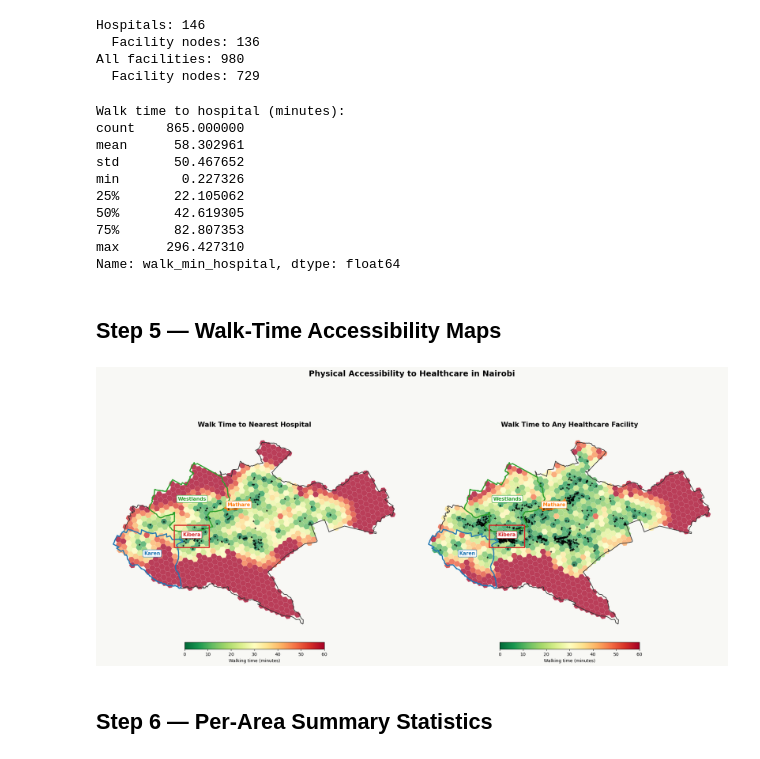
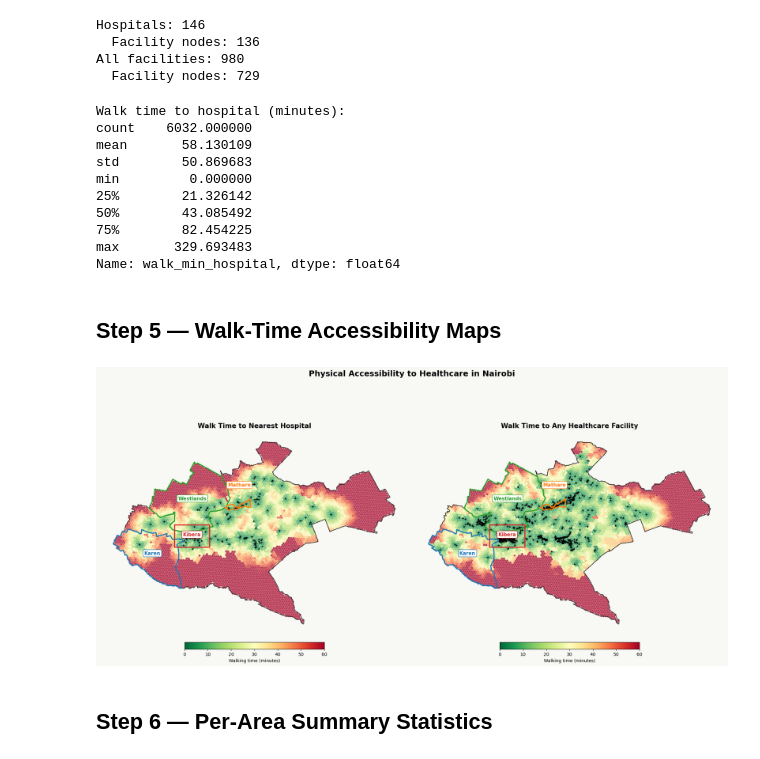
Before and after one commit to HDuo1129/GIS, a Jupyter notebook: notebooks/nairobi_healthcare.ipynb, the cells around one changed output. Drawn from its saved outputs; the diff is of its cells as text; code cells hidden in the pictures.

```diff
--- a/notebooks/nairobi_healthcare.ipynb
+++ b/notebooks/nairobi_healthcare.ipynb
@@ -145,7 +143,6 @@ plt.show()
 ## Step 2 — H3 Hexagon Grid
 # %%
 def poly_to_hexagons(polygon, resolution, crs='EPSG:4326'):
-    """Fill a Shapely polygon with H3 hexagons at given resolution."""
     # H3 needs GeoJSON with (lng, lat) order
     coords = list(polygon.exterior.coords)
     geojson = {'type': 'Polygon', 'coordinates': [coords]}
@@ -157,8 +154,7 @@ def poly_to_hexagons(polygon, resolution, crs='EPSG:4326'):
         hexagons.append({'hex_id': h, 'geometry': Polygon(boundary)})
     return gpd.GeoDataFrame(hexagons, crs=crs)
 
-# H3 res 8 ≈ 0.74 km² per hexagon — good for city scale
-RESOLUTION = 8
+RESOLUTION = 9
 
 # H3 needs WGS84 input
 nairobi_wgs = nairobi.to_crs('EPSG:4326')
@@ -248,11 +244,14 @@ gdf_hex_plot.plot(
 
 nairobi.to_crs('EPSG:4326').plot(ax=ax, color='none', edgecolor='#333', linewidth=1.5)
 
+label_offsets = {'Mathare': (0.0, 0.030)}  # push Mathare label up, away from Upper Hill
+
 for name, gdf in areas.items():
     gdf.to_crs('EPSG:4326').plot(ax=ax, color='none',
                                   edgecolor=area_colors[name], linewidth=3)
     c = gdf.to_crs('EPSG:4326').geometry.centroid.iloc[0]
-    ax.annotate(name, xy=(c.x, c.y), fontsize=12, fontweight='bold',
+    dx, dy = label_offsets.get(name, (0, 0))
+    ax.annotate(name, xy=(c.x + dx, c.y + dy), fontsize=12, fontweight='bold',
                 color=area_colors[name], ha='center',
                 bbox=dict(boxstyle='round,pad=0.3', facecolor='white',
                           edgecolor=area_colors[name], linewidth=1.5))
@@ -260,7 +259,7 @@ for name, gdf in areas.items():
 # --- Dashed circles for landmark districts ---
 landmark_circles = [
     # (lon, lat, radius, label, label_lon, label_lat, ha)
-    (36.817, -1.300, 0.018, 'Upper Hill\n(Medical Hub)', 36.852, -1.275, 'left'),
+    (36.817, -1.300, 0.012, 'Upper Hill\n(Medical Hub)', 36.852, -1.275, 'left'),
     (36.890, -1.290, 0.025, 'Eastleigh /\nEmbakasi',    36.930, -1.265, 'left'),
 ]
 for lon, lat, r, label, llon, llat, ha in landmark_circles:
@@ -436,14 +405,14 @@ print('Walk time to hospital (minutes):')
 print(gdf_hex['walk_min_hospital'].describe())
 # %% [output]
 Walk time to hospital (minutes):
-count    865.000000
-mean      58.302961
-std       50.467652
-min        0.227326
-25%       22.105062
-50%       42.619305
-75%       82.807353
-max      296.427310
+count    6032.000000
+mean       58.130109
+std        50.869683
+min         0.000000
+25%        21.326142
+50%        43.085492
+75%        82.454225
+max       329.693483
 Name: walk_min_hospital, dtype: float64
 # %% [markdown]
 ## Step 5 — Walk-Time Accessibility Maps
@@ -454,6 +423,8 @@ panels = [
     ('walk_min_hospital', 'Walk Time to Nearest Hospital', hospitals),
     ('walk_min_any',      'Walk Time to Any Healthcare Facility', nairobi_health),
 ]
+
+label_offsets = {'Mathare': (0.0, 0.030)}
 
 for ax, (col, title, pts) in zip(axes, panels):
     nairobi.to_crs('EPSG:4326').plot(ax=ax, color='#faf8f3', edgecolor='none')
@@ -465,35 +436,36 @@ for ax, (col, title, pts) in zip(axes, panels):
         column=col, cmap='RdYlGn_r',
         vmin=0, vmax=60,
         ax=ax, alpha=0.75, legend=True,
         legend_kwds={'label': 'Walking time (minutes)',
                      'shrink': 0.45, 'orientation': 'horizontal', 'pad': 0.03},
         edgecolor='white', linewidth=0.15
     )
 
     pts.to_crs('EPSG:4326').plot(ax=ax, color='black', markersize=20,
                                   marker='+', linewidth=1.5, alpha=0.8)
 
     nairobi.to_crs('EPSG:4326').plot(ax=ax, color='none', edgecolor='#333', linewidth=1.5)
 
     for name, gdf in areas.items():
         gdf.to_crs('EPSG:4326').plot(ax=ax, color='none',
                                       edgecolor=area_colors[name], linewidth=2.5)
         c = gdf.to_crs('EPSG:4326').geometry.centroid.iloc[0]
-        ax.annotate(name, xy=(c.x, c.y), fontsize=11, fontweight='bold',
+        dx, dy = label_offsets.get(name, (0, 0))
+        ax.annotate(name, xy=(c.x + dx, c.y + dy), fontsize=11, fontweight='bold',
                     color=area_colors[name], ha='center',
                     bbox=dict(boxstyle='round,pad=0.25', facecolor='white',
                               edgecolor=area_colors[name]))
 
     ax.set_title(title, fontsize=15, fontweight='bold', pad=10)
     ax.axis('off')
 
 plt.suptitle('Physical Accessibility to Healthcare in Nairobi',
              fontsize=18, fontweight='bold', y=1.01)
 plt.tight_layout()
 plt.savefig('../outputs/figures/03_walk_time.png', dpi=200, bbox_inches='tight')
 plt.show()
 # %% [output]
-[figure, old version]
+[figure, new version]
 # %% [markdown]
 ## Step 6 — Per-Area Summary Statistics
 # %%
```
Also changed, not shown: parts of 15 cells of this notebook, 8 other files.
